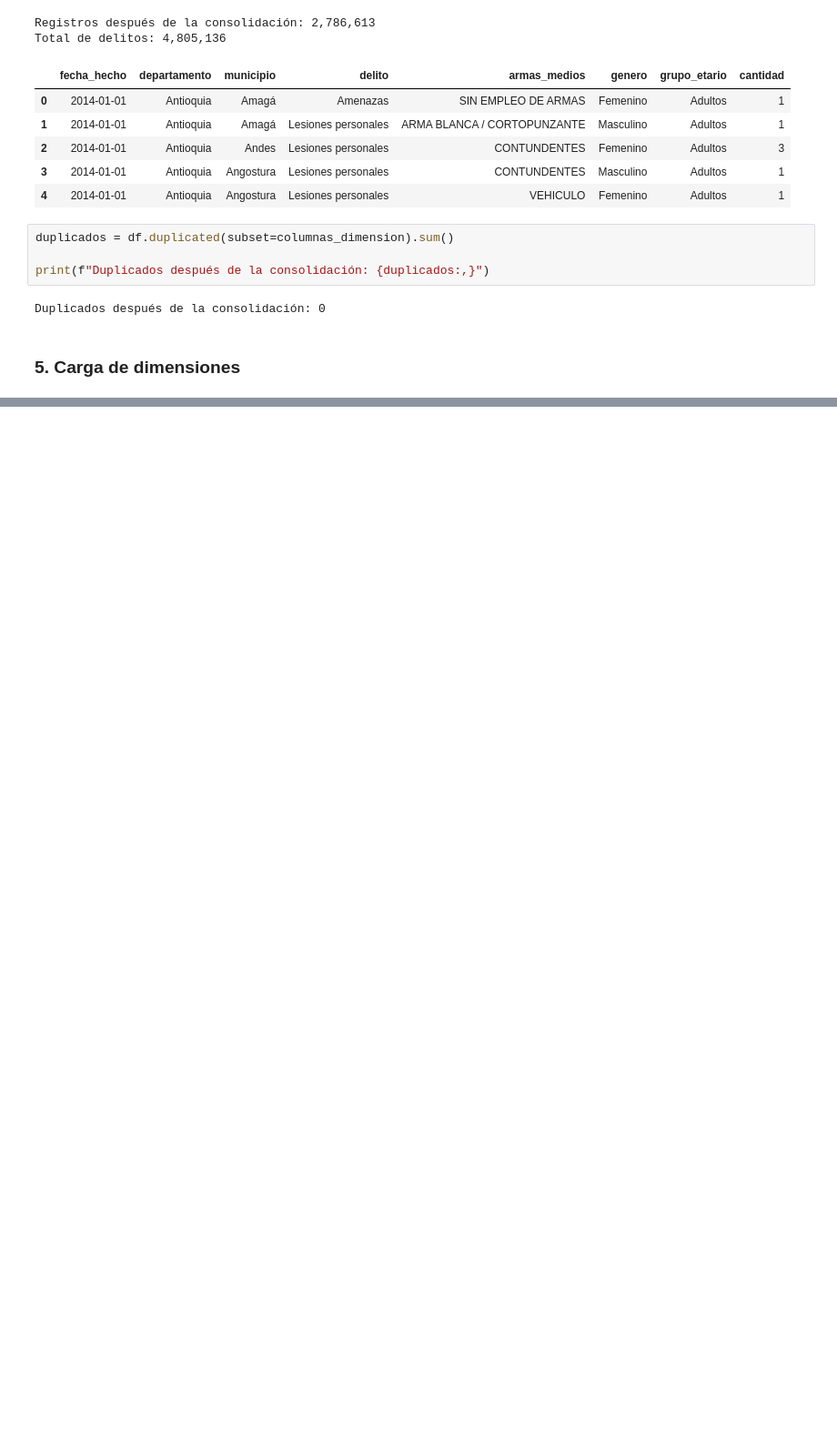
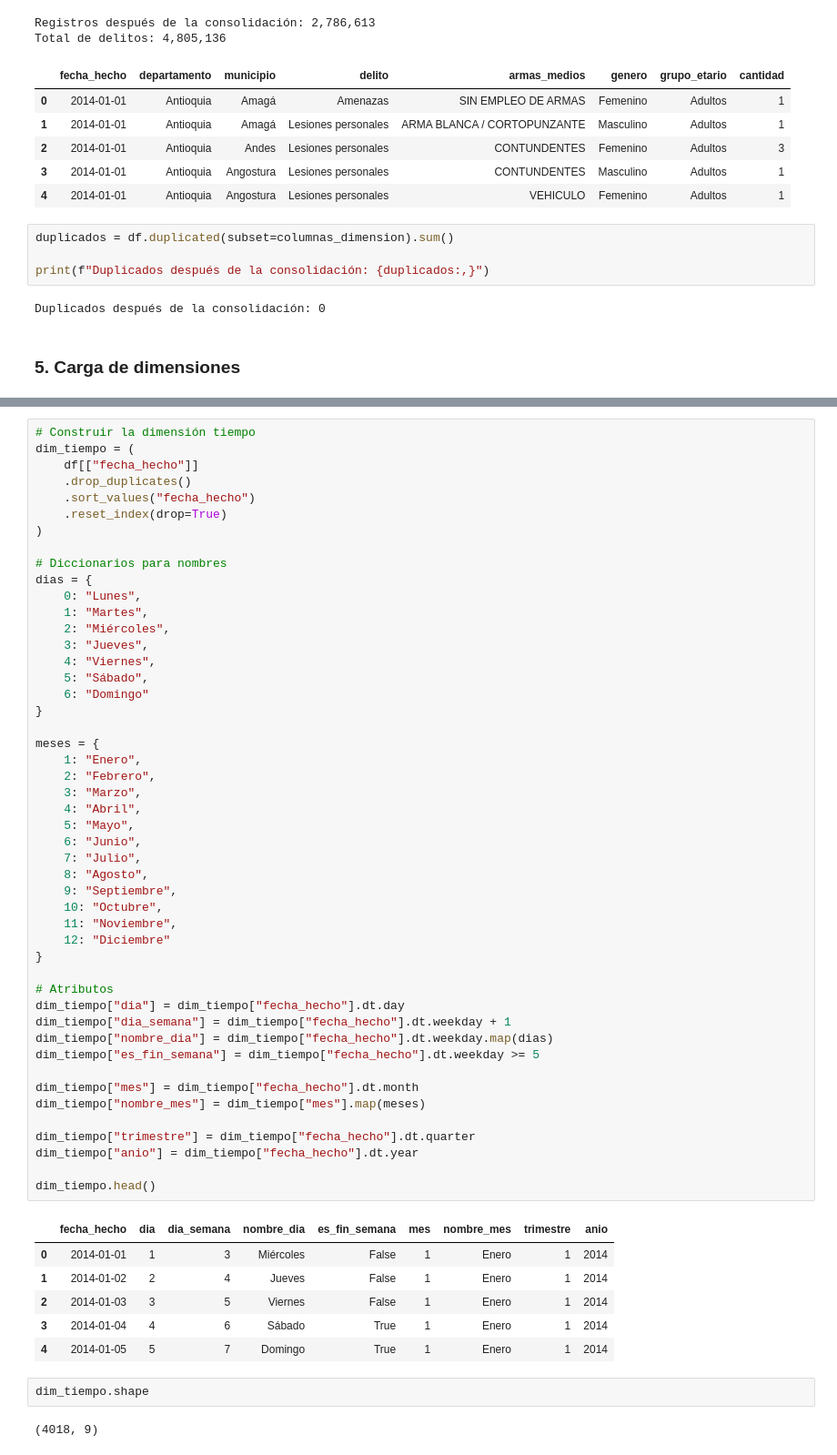
Before and after one commit to SaraBalbin/DW_Analisis_Criminalidad_Colombia, a Jupyter notebook: Notebook - ETL.ipynb, the cells around one changed output, grey strips where cells are left out. Shown at 91% size. Saved outputs shown, nothing was run; the diff lists cells and outputs as text; blank space fills up the shorter version.

Commit message:
Dataframes de dimensiones

```diff
--- a/Notebook - ETL.ipynb
+++ b/Notebook - ETL.ipynb
@@ -561,0 +566,59 @@ Duplicados después de la consolidación: 0
+# %%
+# Construir la dimensión tiempo
+dim_tiempo = (
+    df[["fecha_hecho"]]
+    .drop_duplicates()
+    .sort_values("fecha_hecho")
+    .reset_index(drop=True)
+)
+
+# Diccionarios para nombres
+dias = {
+    0: "Lunes",
+    1: "Martes",
+    2: "Miércoles",
+    3: "Jueves",
+    4: "Viernes",
+    5: "Sábado",
+    6: "Domingo"
+}
+
+meses = {
+    1: "Enero",
+    2: "Febrero",
+    3: "Marzo",
+    4: "Abril",
+    5: "Mayo",
+    6: "Junio",
+    7: "Julio",
+    8: "Agosto",
+    9: "Septiembre",
+    10: "Octubre",
+    11: "Noviembre",
+    12: "Diciembre"
+}
+
+# Atributos
+dim_tiempo["dia"] = dim_tiempo["fecha_hecho"].dt.day
+dim_tiempo["dia_semana"] = dim_tiempo["fecha_hecho"].dt.weekday + 1
+dim_tiempo["nombre_dia"] = dim_tiempo["fecha_hecho"].dt.weekday.map(dias)
+dim_tiempo["es_fin_semana"] = dim_tiempo["fecha_hecho"].dt.weekday >= 5
+
+dim_tiempo["mes"] = dim_tiempo["fecha_hecho"].dt.month
+dim_tiempo["nombre_mes"] = dim_tiempo["mes"].map(meses)
+
+dim_tiempo["trimestre"] = dim_tiempo["fecha_hecho"].dt.quarter
+dim_tiempo["anio"] = dim_tiempo["fecha_hecho"].dt.year
+
+dim_tiempo.head()
+# %% [output]
+|  | fecha_hecho | dia | dia_semana | nombre_dia | es_fin_semana | mes | nombre_mes | trimestre | anio |
+| 0 | 2014-01-01 | 1 | 3 | Miércoles | False | 1 | Enero | 1 | 2014 |
+| 1 | 2014-01-02 | 2 | 4 | Jueves | False | 1 | Enero | 1 | 2014 |
+| 2 | 2014-01-03 | 3 | 5 | Viernes | False | 1 | Enero | 1 | 2014 |
+| 3 | 2014-01-04 | 4 | 6 | Sábado | True | 1 | Enero | 1 | 2014 |
+| 4 | 2014-01-05 | 5 | 7 | Domingo | True | 1 | Enero | 1 | 2014 |
+# %%
+dim_tiempo.shape
+# %% [output]
+(4018, 9)
```
Also changed, not shown: parts of 17 cells of this notebook.
